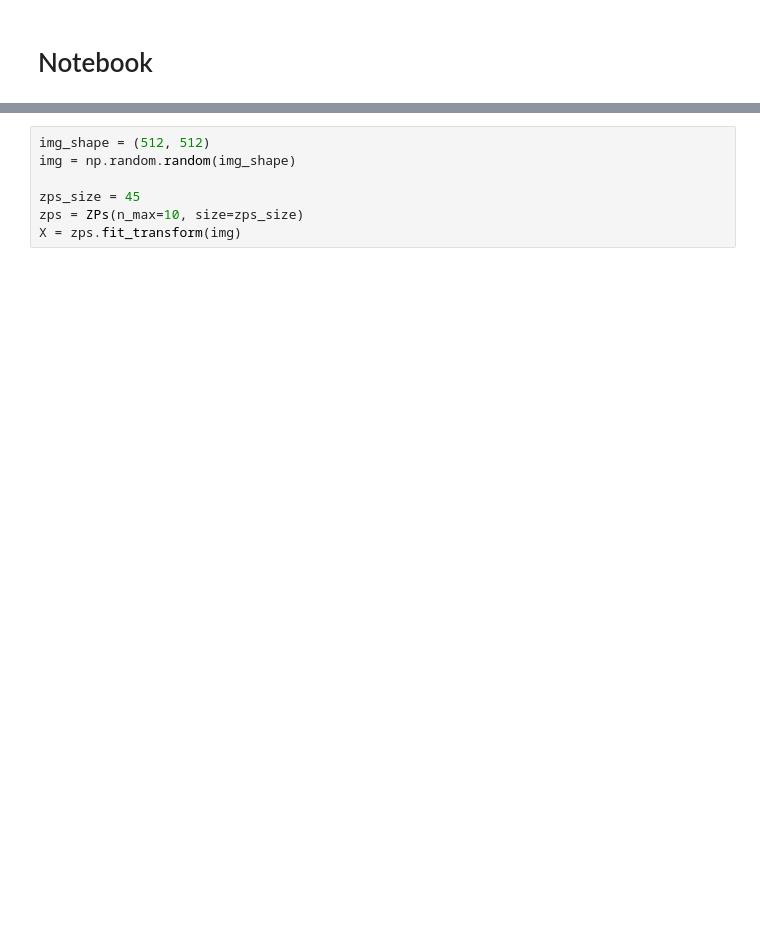
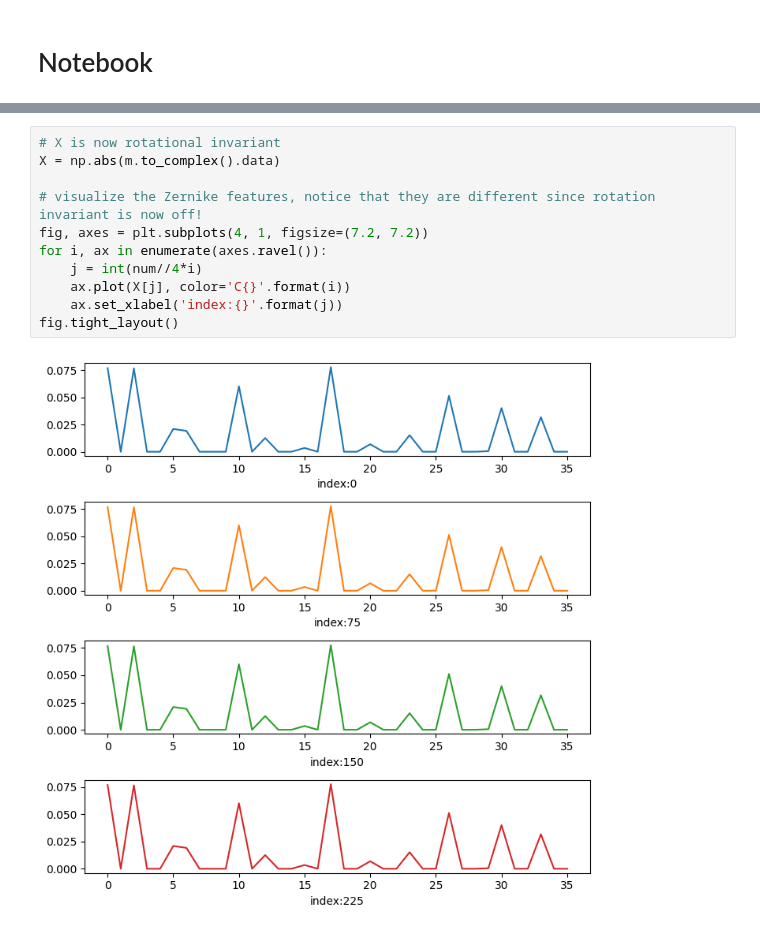
Before and after one commit to jiadongdan/motif-learn, a Jupyter notebook: notebooks/2 How to use ZPs.ipynb, the cells around one changed output, grey strips where cells are left out. Drawn from its saved outputs; the diff is of its cells as text; blank space fills up the shorter version.

```diff
--- a/notebooks/2 How to use ZPs.ipynb
+++ b/notebooks/2 How to use ZPs.ipynb
@@ -22,7 +133,13 @@ ax.plot(X[0])
 # %%
-img_shape = (512, 512)
-img = np.random.random(img_shape)
+# X is now rotational invariant
+X = np.abs(m.to_complex().data)
 
-zps_size = 45
-zps = ZPs(n_max=10, size=zps_size)
-X = zps.fit_transform(img)
+# visualize the Zernike features, notice that they are different since rotation invariant is now off!
+fig, axes = plt.subplots(4, 1, figsize=(7.2, 7.2))
+for i, ax in enumerate(axes.ravel()):
+    j = int(num//4*i)
+    ax.plot(X[j], color='C{}'.format(i))
+    ax.set_xlabel('index:{}'.format(j))
+fig.tight_layout()
+# %% [output]
+[figure, added]
```
Also changed, not shown: parts of 12 cells of this notebook.
